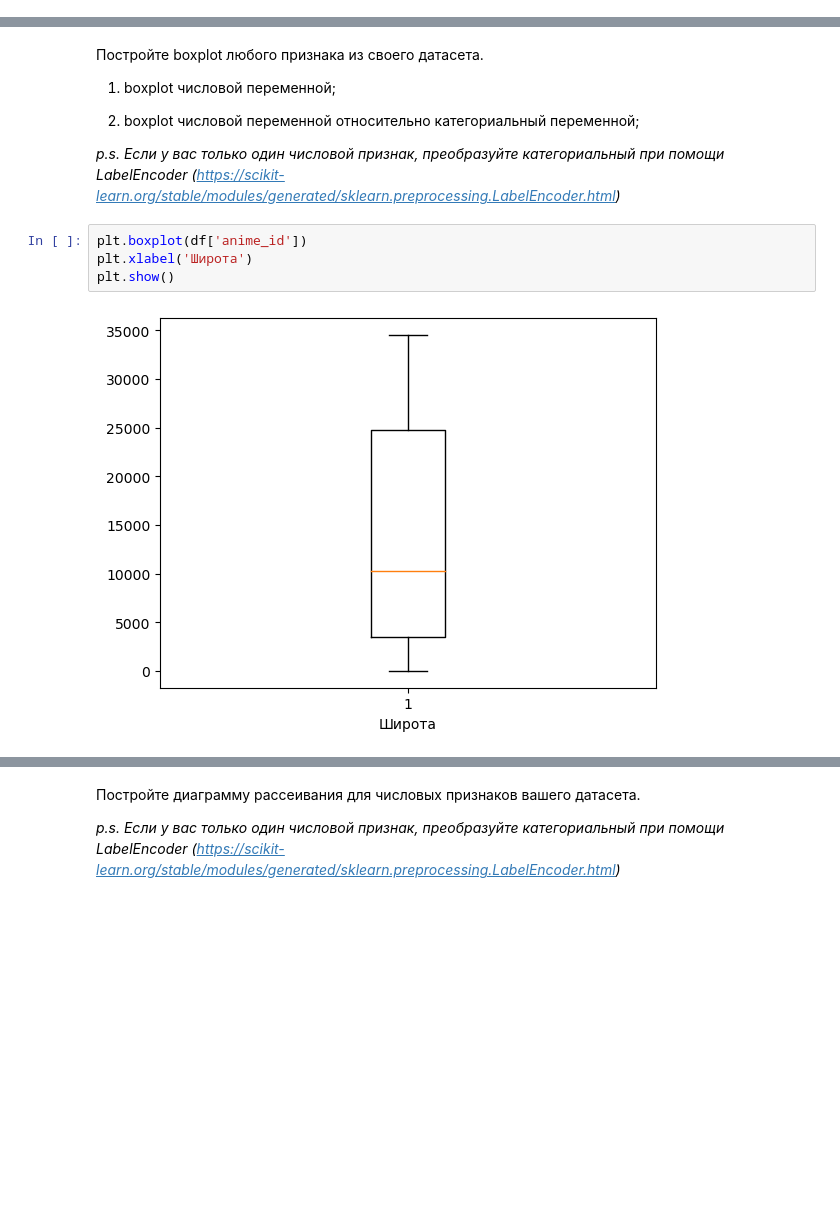
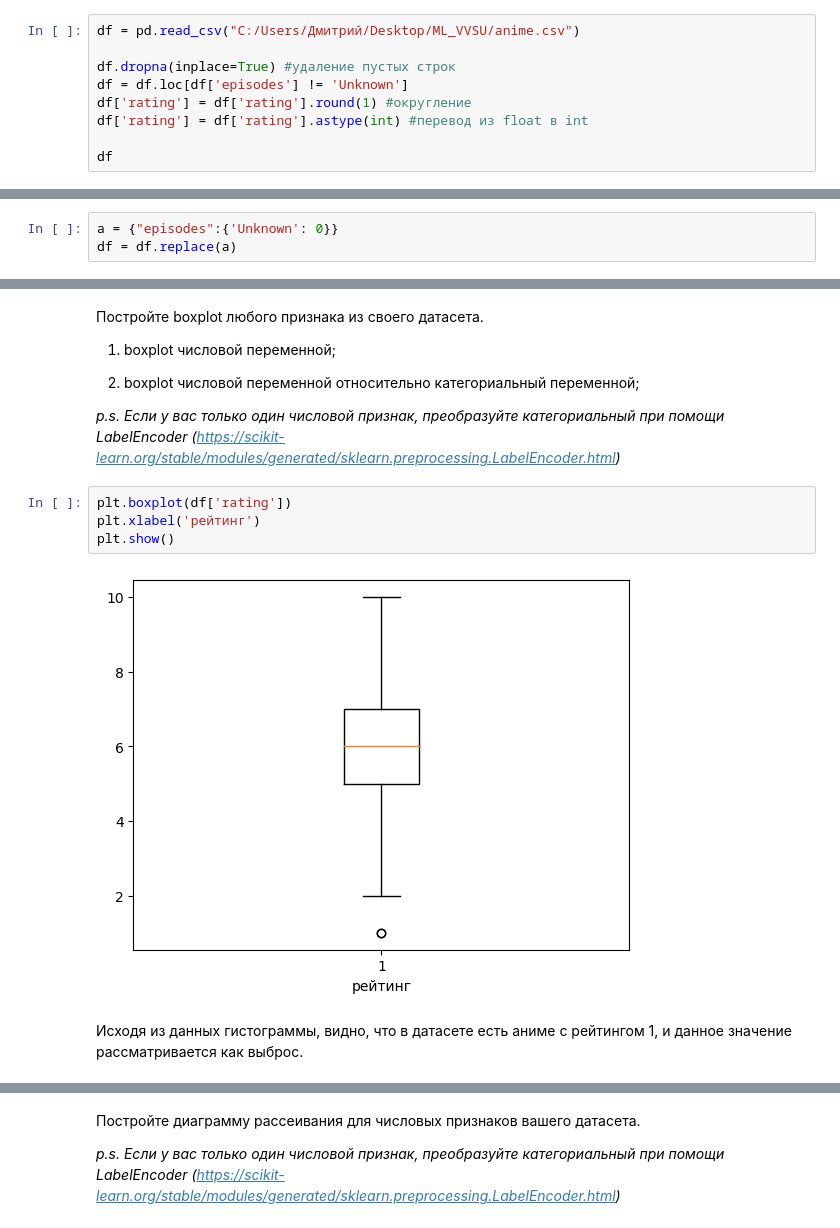
Before and after one commit to DomYagon/ML, a Jupyter notebook: Задание_2.ipynb, the cells around one changed output, grey strips where cells are left out. Cells and saved outputs as stored; diff of their text form; blank space fills up the shorter version.

```diff
--- a/Задание_2.ipynb
+++ b/Задание_2.ipynb
@@ -60,0 +24,9 @@ df
+# %%
+df = pd.read_csv("C:/Users/Дмитрий/Desktop/ML_VVSU/anime.csv")
+
+df.dropna(inplace=True) #удаление пустых строк
+df = df.loc[df['episodes'] != 'Unknown']
+df['rating'] = df['rating'].round(1) #округление
+df['rating'] = df['rating'].astype(int) #перевод из float в int
+
+df
@@ -60,0 +52,3 @@ df
+# %%
+a = {"episodes":{'Unknown': 0}}
+df = df.replace(a)
@@ -214,11 +224,14 @@ sns.countplot(x='rating', hue='type', data=df);
 
 *p.s. Если у вас только один числовой признак, преобразуйте категориальный при помощи LabelEncoder (https://scikit-learn.org/stable/modules/generated/sklearn.preprocessing.LabelEncoder.html)*
 # %%
-plt.boxplot(df['anime_id'])
-plt.xlabel('Широта')
+plt.boxplot(df['rating'])
+plt.xlabel('рейтинг')
 plt.show()
 # %% [output]
-[figure, old version]
+[figure, new version]
+# %% [markdown]
+Исходя из данных гистограммы, видно, что в датасете есть аниме с рейтингом 1,
+и данное значение рассматривается как выброс.
 # %%
 sns.boxplot(y="rating", x="type", data=df)
 # %% [output]
```
Also changed, not shown: parts of 34 cells of this notebook.
